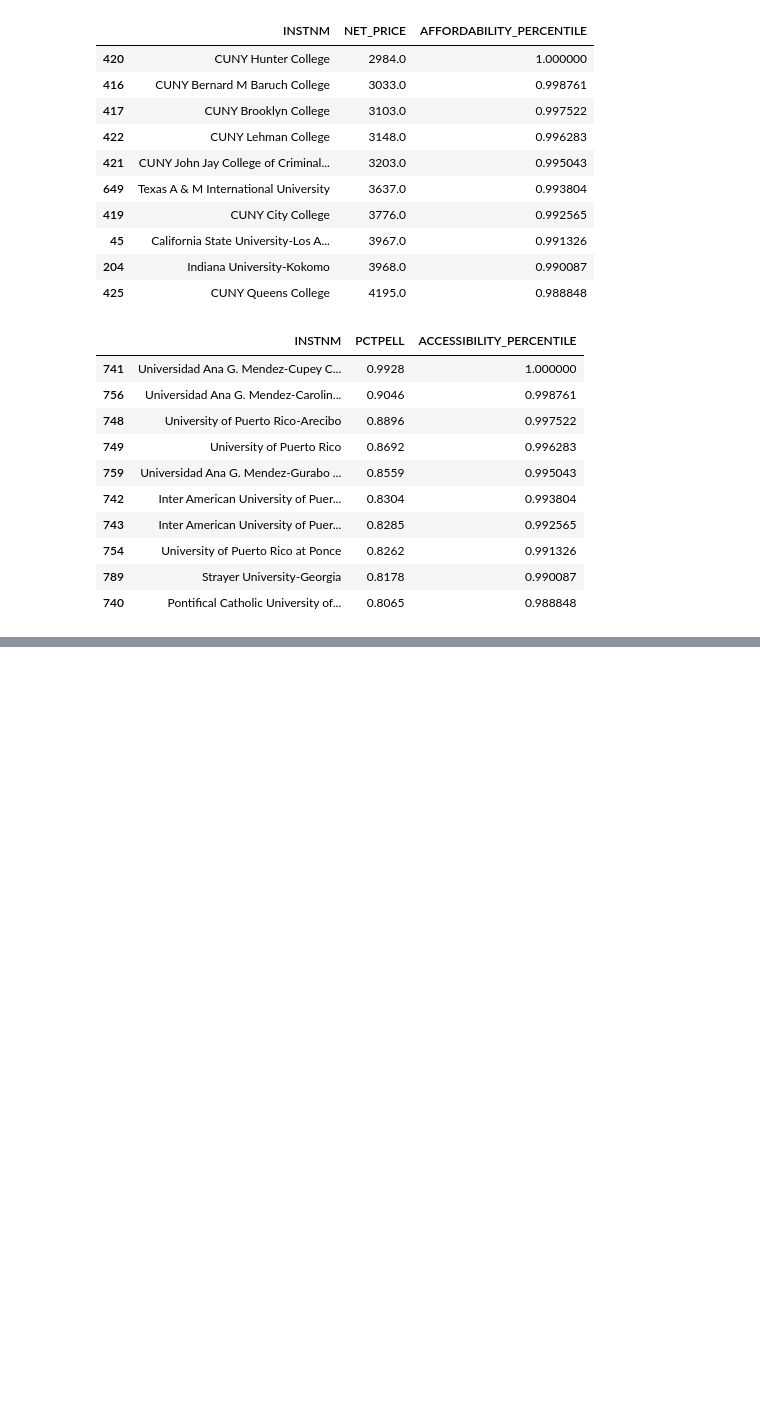
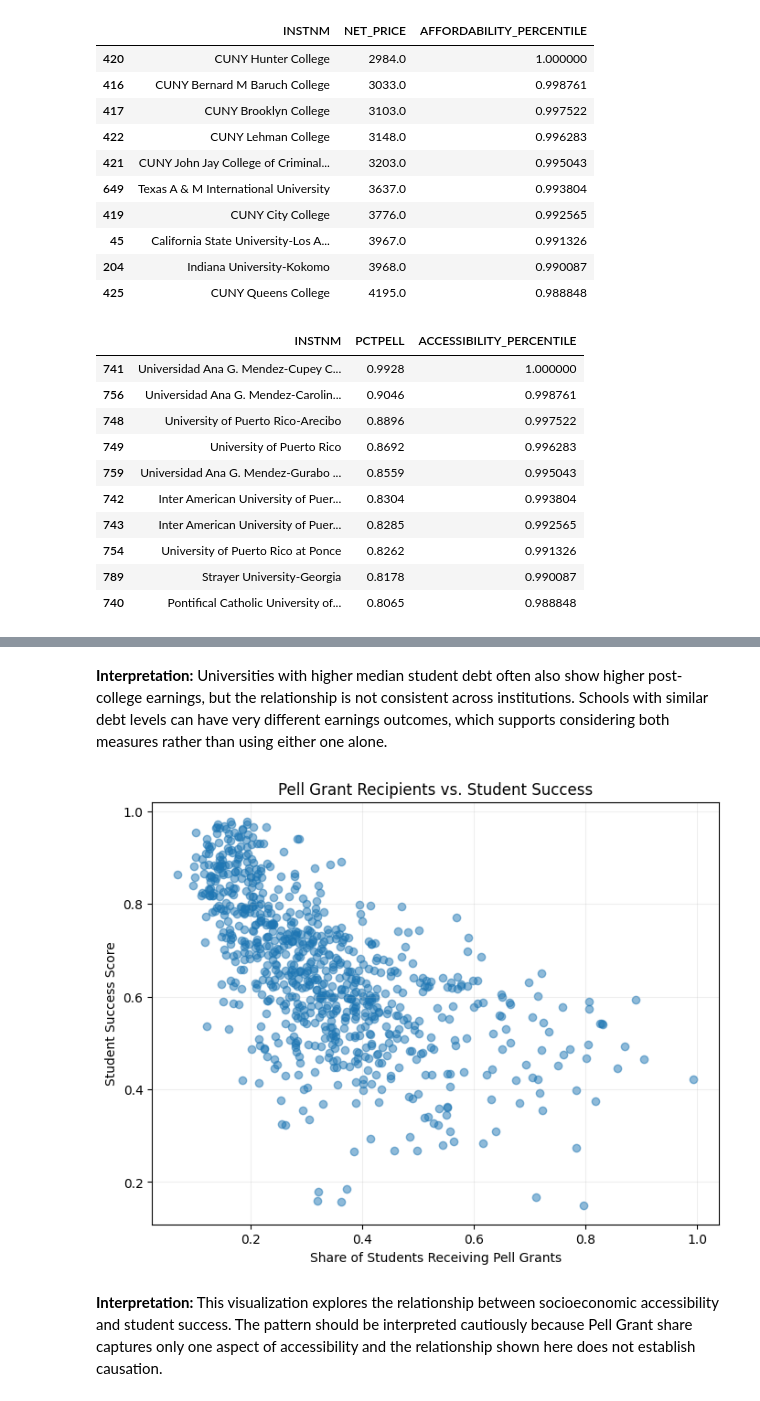
Before and after one commit to DanielYaari28/AIPI510P1, a Jupyter notebook: notebooks/02_feature_engineering.ipynb, the cells around one changed output, grey strips where cells are left out. Saved outputs shown, nothing was run; the diff lists cells and outputs as text; code cells hidden in the pictures; blank space fills up the shorter version.

```diff
--- a/notebooks/02_feature_engineering.ipynb
+++ b/notebooks/02_feature_engineering.ipynb
@@ -280,0 +333,26 @@ accessibility
+# %% [markdown]
+**Interpretation:** Universities with higher median student debt often also show higher post-college earnings, but the relationship is not consistent across institutions. Schools with similar debt levels can have very different earnings outcomes, which supports considering both measures rather than using either one alone.
+# %%
+pell_success = (
+    df[['PCTPELL', 'STUDENT_SUCCESS']]
+    .dropna()
+)
+
+plt.figure(figsize=(8, 6))
+
+plt.scatter(
+    pell_success['PCTPELL'],
+    pell_success['STUDENT_SUCCESS'],
+    alpha=0.5
+)
+
+plt.xlabel('Share of Students Receiving Pell Grants')
+plt.ylabel('Student Success Score')
+plt.title('Pell Grant Recipients vs. Student Success')
+
+plt.grid(alpha=0.2)
+plt.show()
+# %% [output]
+[figure, added]
+# %% [markdown]
+**Interpretation:** This visualization explores the relationship between socioeconomic accessibility and student success. The pattern should be interpreted cautiously because Pell Grant share captures only one aspect of accessibility and the relationship shown here does not establish causation.
```
Also changed, not shown: parts of 4 cells of this notebook.
